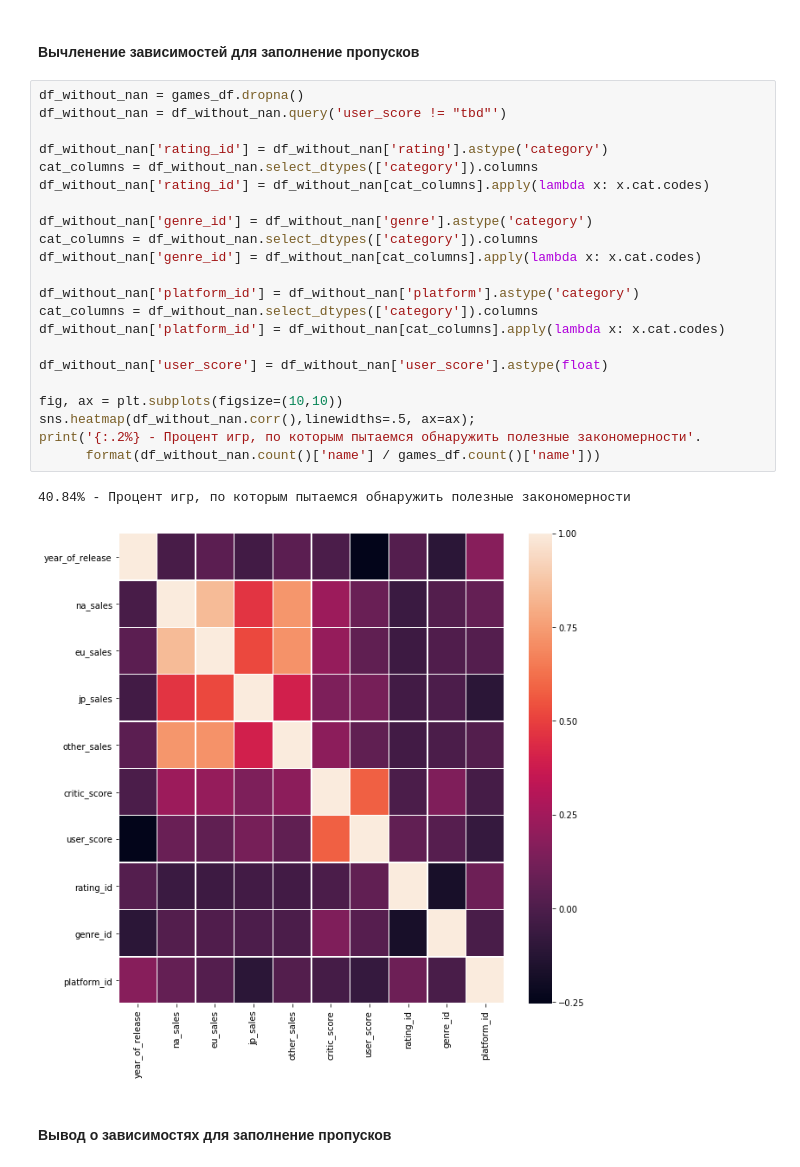
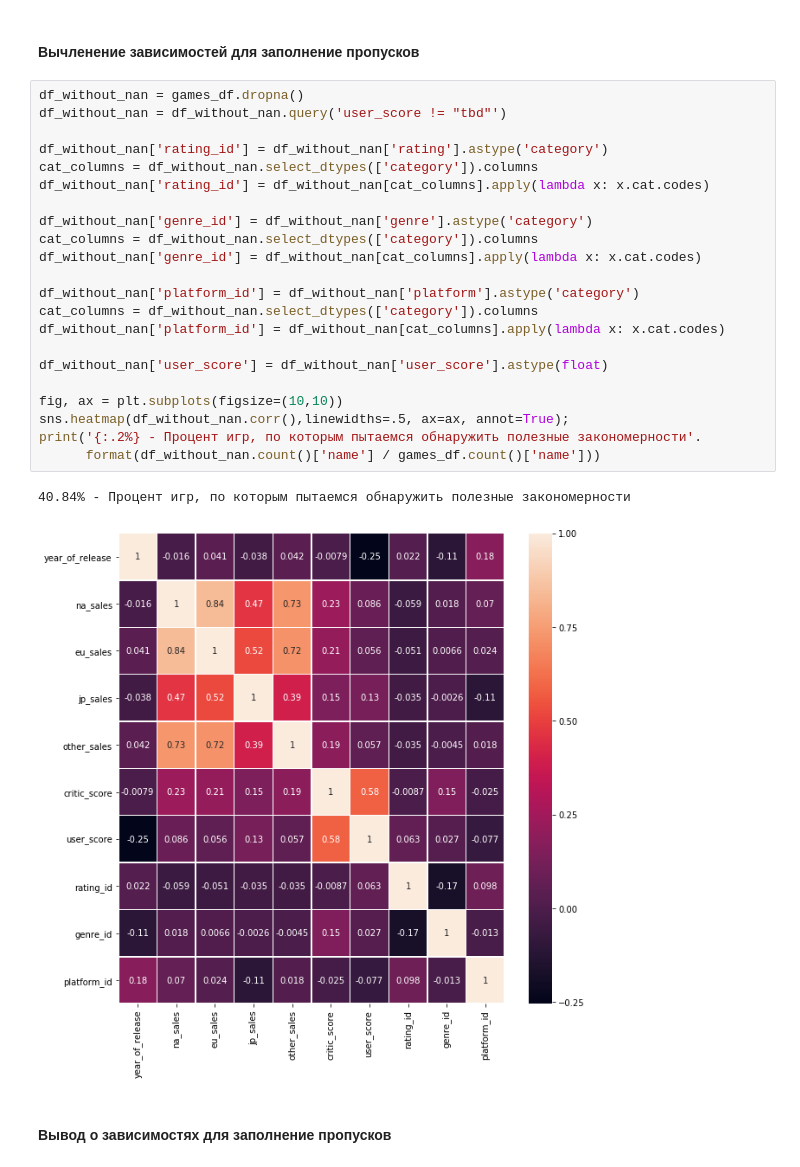
Before and after one commit to petrtrtr/analytical_projects, a Jupyter notebook: Анализ игровой индустрии/Анализ игровой индустрии.ipynb, the cells around one changed output. Saved outputs shown, nothing was run; the diff lists cells and outputs as text.

```diff
--- a/Анализ игровой индустрии/Анализ игровой индустрии.ipynb
+++ b/Анализ игровой индустрии/Анализ игровой индустрии.ipynb
@@ -127,28 +127,28 @@ Index(['name', 'platform', 'year_of_release', 'genre', 'na_sales', 'eu_sales',
 # %%
 df_without_nan = games_df.dropna()
 df_without_nan = df_without_nan.query('user_score != "tbd"')
 
 df_without_nan['rating_id'] = df_without_nan['rating'].astype('category')
 cat_columns = df_without_nan.select_dtypes(['category']).columns
 df_without_nan['rating_id'] = df_without_nan[cat_columns].apply(lambda x: x.cat.codes)
 
 df_without_nan['genre_id'] = df_without_nan['genre'].astype('category')
 cat_columns = df_without_nan.select_dtypes(['category']).columns
 df_without_nan['genre_id'] = df_without_nan[cat_columns].apply(lambda x: x.cat.codes)
 
 df_without_nan['platform_id'] = df_without_nan['platform'].astype('category')
 cat_columns = df_without_nan.select_dtypes(['category']).columns
 df_without_nan['platform_id'] = df_without_nan[cat_columns].apply(lambda x: x.cat.codes)
 
 df_without_nan['user_score'] = df_without_nan['user_score'].astype(float)
 
 fig, ax = plt.subplots(figsize=(10,10))
-sns.heatmap(df_without_nan.corr(),linewidths=.5, ax=ax);
+sns.heatmap(df_without_nan.corr(),linewidths=.5, ax=ax, annot=True);
 print('{:.2%} - Процент игр, по которым пытаемся обнаружить полезные закономерности'.
       format(df_without_nan.count()['name'] / games_df.count()['name']))
 # %% [output]
 40.84% - Процент игр, по которым пытаемся обнаружить полезные закономерности
-[figure, old version]
+[figure, new version]
 # %% [markdown]
 #### Вывод о зависимостях для заполнение пропусков <a name="conclusion_dependencies"></a>
 # %% [markdown]
```
Also changed, not shown: parts of 15 cells of this notebook, 1 other file.
